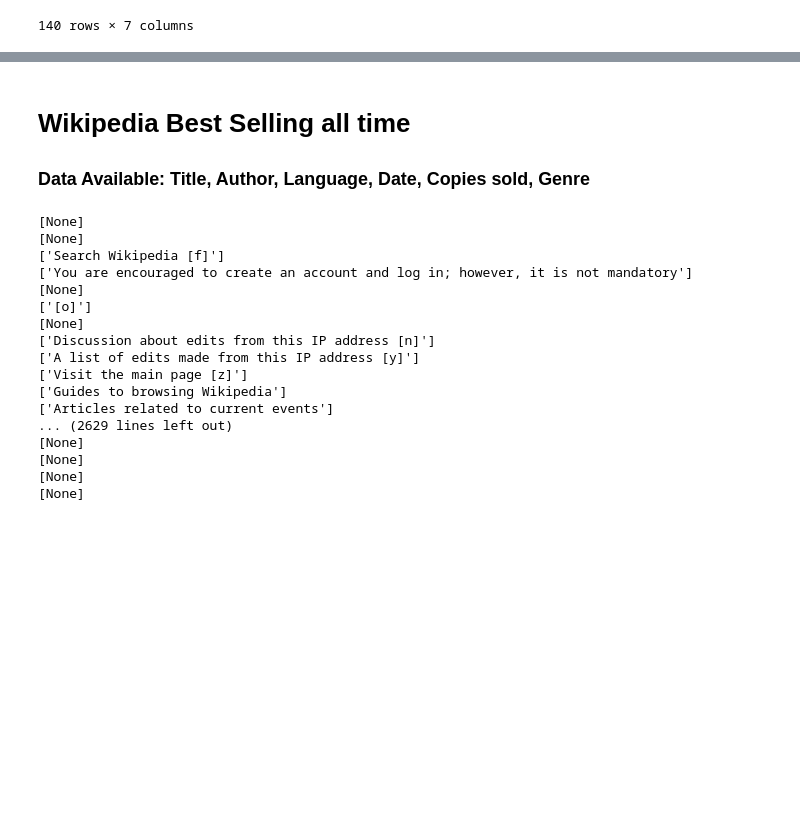
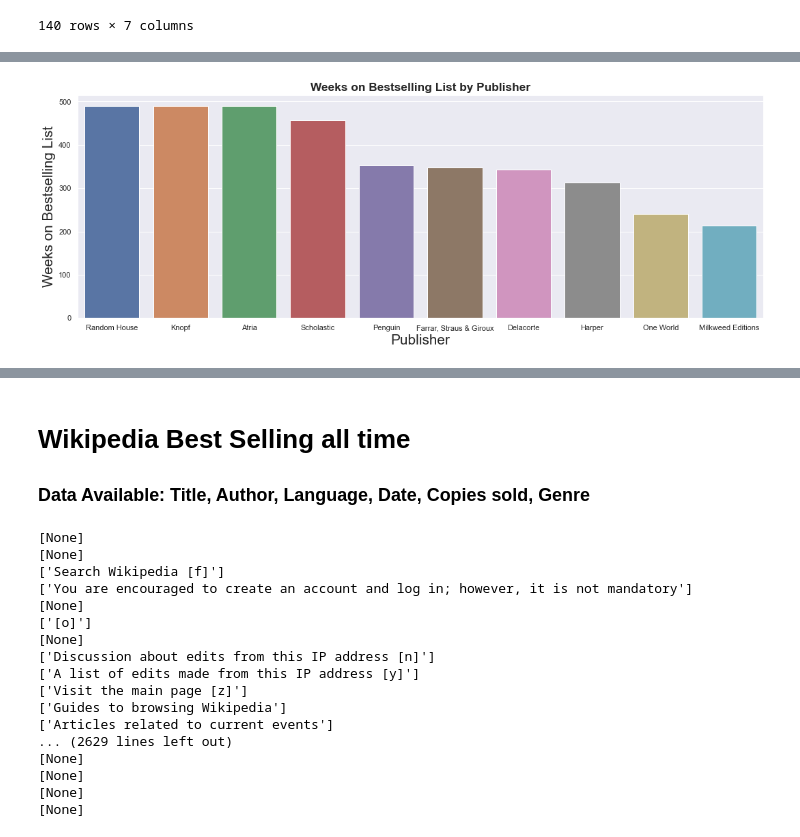
Before and after one commit to AndrewCurtis27/CS6830_proj3, a Jupyter notebook: proj3.ipynb, the cells around one changed output, grey strips where cells are left out. Cells and saved outputs as stored; diff of their text form; code cells hidden in the pictures; blank space fills up the shorter version.

```diff
--- a/proj3.ipynb
+++ b/proj3.ipynb
@@ -92,0 +172,23 @@ all_ny_df
+# %%
+# temp = df1.groupby(['Zip_Code_Crime', 'Populationbelowpovertylevel','Percentageofhomeswithin1/4-mioftransitstop' ,'Averagemonthlytransportationcost' ])['Highest_NIBRS_UCR_Offense_Description'].count().reset_index()
+
+# publishers = all_ny_df.groupby(['Publisher'])['Weeks_on_list'].agg('sum').reset_index()
+publishers = all_ny_df.groupby(['Publisher']).agg('sum').reset_index()
+publishers
+
+sort_pub = publishers.sort_values(['Weeks_on_list'], ascending=False)
+sort_pub
+sort_pub = sort_pub.head(10)
+sort_pub
+
+
+
+g4 = sns.barplot(data=sort_pub, x='Publisher', y='Weeks_on_list')
+plt.title ('Weeks on Bestselling List by Publisher', size='x-large', fontweight='bold')
+plt.xlabel('Publisher', size='xx-large')
+plt.ylabel('Weeks on Bestselling List', size='xx-large')
+plt.savefig('Weeks_Publisher.png')
+plt.show()
+plt.close()
+# %% [output]
+[figure, added]
```
Also changed, not shown: parts of 16 cells of this notebook.
